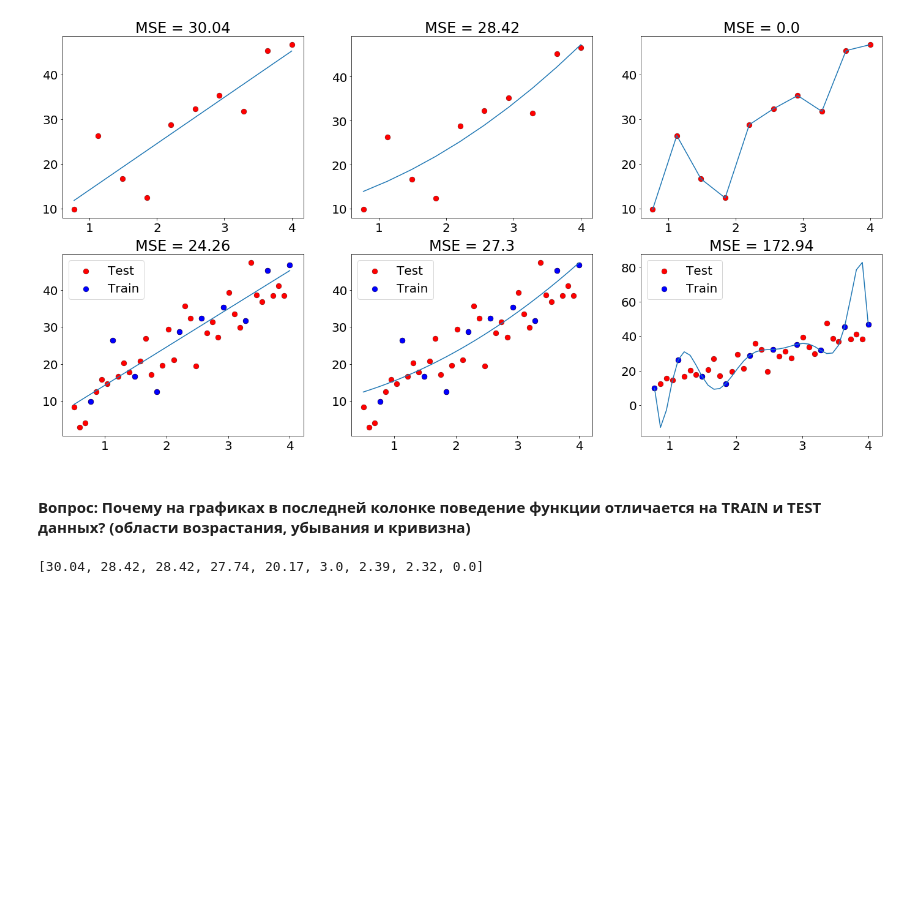
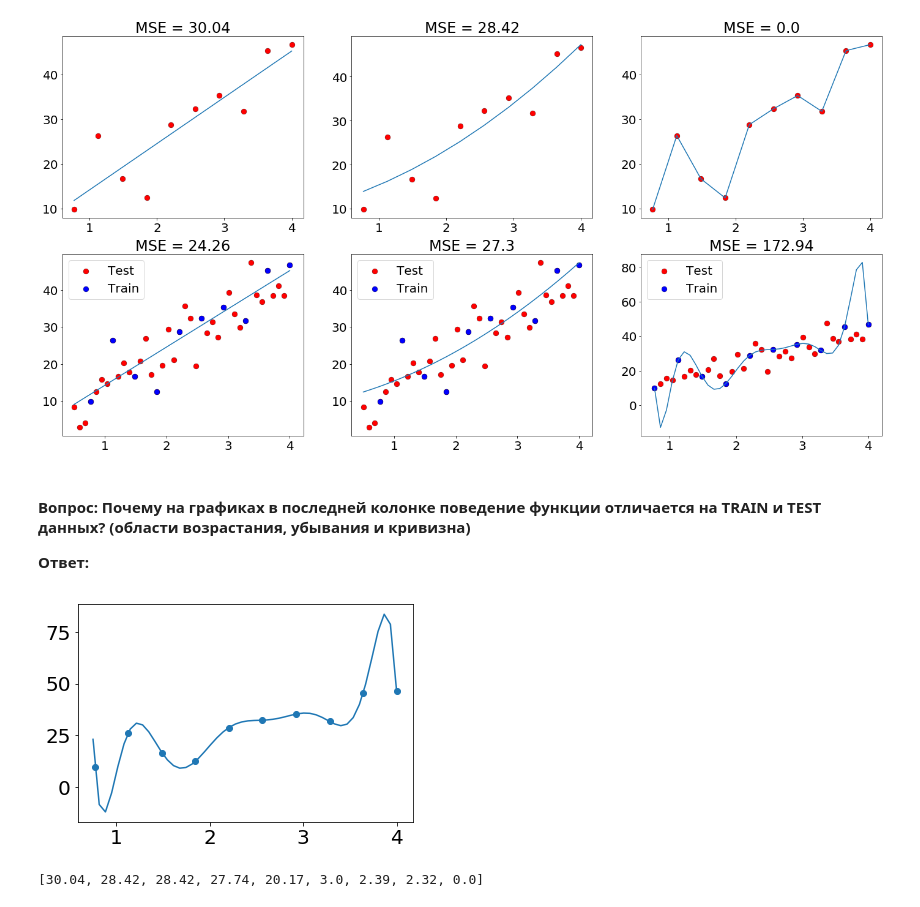
Before and after one commit to kurmukovai/clustering, a Jupyter notebook: linreg/2.2. LinearRegression.ipynb, the cells around one changed output. Drawn from its saved outputs; the diff is of its cells as text; code cells hidden in the pictures; blank space fills up the shorter version.

```diff
--- a/linreg/2.2. LinearRegression.ipynb
+++ b/linreg/2.2. LinearRegression.ipynb
@@ -748,6 +748,11 @@ x_poly = poly.fit_transform(x_train)
 lr_9 = LinearRegression(fit_intercept=False)
 lr_9.fit(x_poly, y_train)
 y_poly = lr_9.predict(x_poly)
+
+
+xx = np.linspace(0.75,4,50).reshape(-1,1)
+xx_poly = poly.fit_transform(xx)
+yy_poly = lr_9.predict(xx_poly)
 # %%
 # PREDICTION ON WHOLE DATA
 
@@ -798,6 +803,13 @@ FIRST ROW is TRAIN data set, SECOD ROW is WHOLE data
 [figure]
 # %% [markdown]
 #### Вопрос: Почему на графиках в последней колонке поведение функции отличается на TRAIN и TEST данных? (области возрастания, убывания и кривизна)
+
+**Ответ:**
+# %%
+plt.scatter(x_train, y_train)
+plt.plot(xx, yy_poly);
+# %% [output]
+[figure, added]
 # %%
 mse_train = []
 mse_test = []
```
